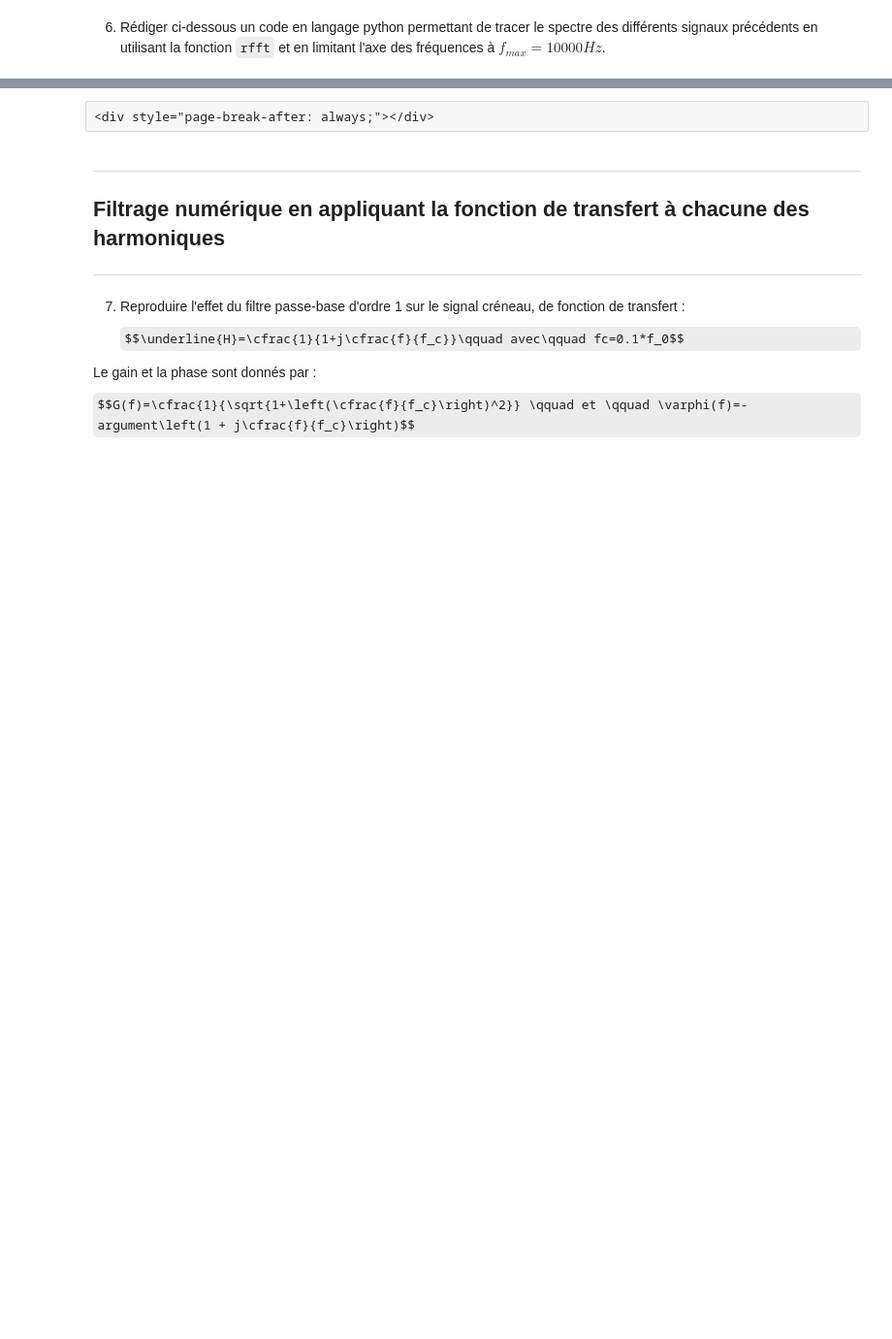
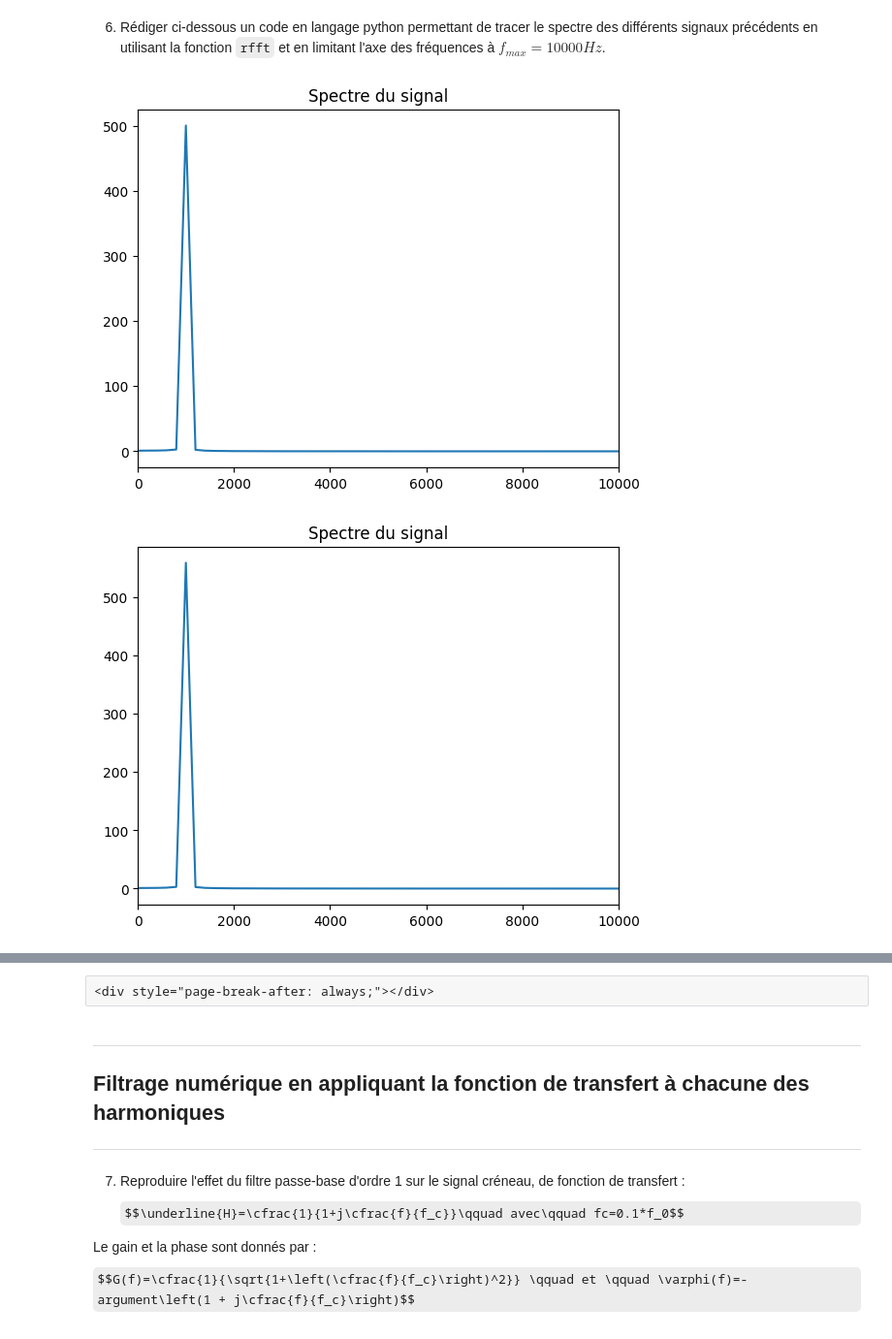
Before and after one commit to phandrieu/TPPhysiqueMPIE, a Jupyter notebook: Image spectrale d'un signal.ipynb, the cells around one changed output, grey strips where cells are left out. Shown at 97% size. Cells and saved outputs as stored; diff of their text form; code cells hidden in the pictures; some formulas as TeX source; blank space fills up the shorter version.

```diff
--- a/Image spectrale d'un signal.ipynb
+++ b/Image spectrale d'un signal.ipynb
@@ -316,0 +301,20 @@ plt.show()
+# %%
+def affiche_spectre(sig, fe, fmax):
+    N = len(sig)
+    sig_fft = rfft(sig)
+    freqs = rfftfreq(N, 1/fe)
+    plt.clf()
+    plt.title("Spectre du signal")
+    plt.plot(freqs, np.abs(sig_fft))
+    plt.xlim(0, fmax)
+    plt.show()
+    return sig_fft
+# %%
+spsig1 = affiche_spectre(sig1, fe, 10E3)
+spsig2 = affiche_spectre(sig2, fe, 10E3)
+spsig2b = affiche_spectre(sig2b, fe, 10E3)
+spcren = affiche_spectre(cren, fe, 10E3)
+spcrenb = affiche_spectre(crenb, fe, 10E3)
+# %% [output]
+[figure, added]
+[figure, added]
```
Also changed, not shown: parts of 26 cells of this notebook.
